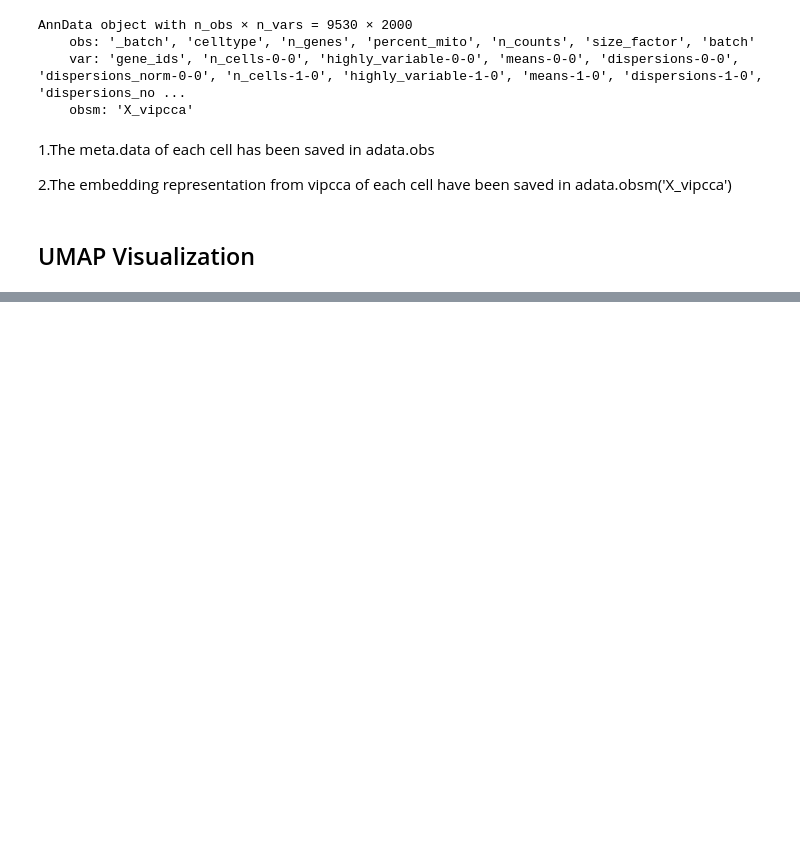
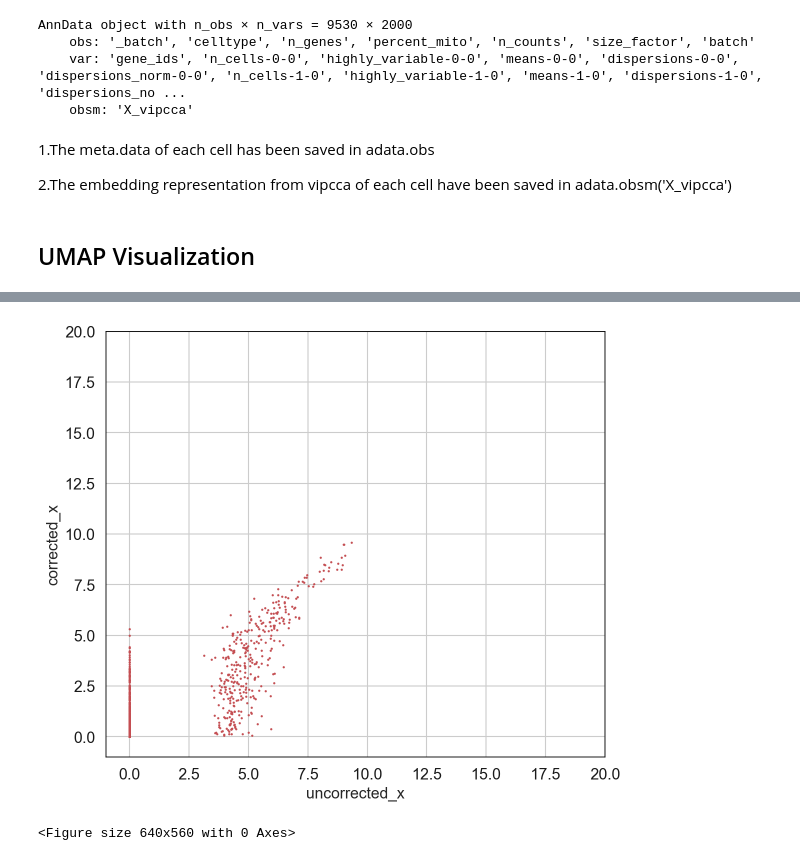
Before and after one commit to jhu99/scbean, a Jupyter notebook: docs/source/tutorials/pbmc_tutorial.ipynb, the cells around one changed output, grey strips where cells are left out. Cells and saved outputs as stored; diff of their text form; code cells hidden in the pictures; blank space fills up the shorter version.

```diff
--- a/docs/source/tutorials/pbmc_tutorial.ipynb
+++ b/docs/source/tutorials/pbmc_tutorial.ipynb
@@ -100,0 +107,6 @@ sc.pl.umap(adata_integrate, color=['_batch','celltype'],use_raw=False,show=True,
+# %%
+import vipcca.plotting as pl
+pl.plotPrediction2(adata_integrate.raw.X, adata_integrate.X, result_path=test_result_path, rnum=2000, lim=20)
+# %% [output]
+[figure, added]
+<Figure size 640x560 with 0 Axes>
```
Also changed, not shown: parts of 9 cells of this notebook, 2 other files.
